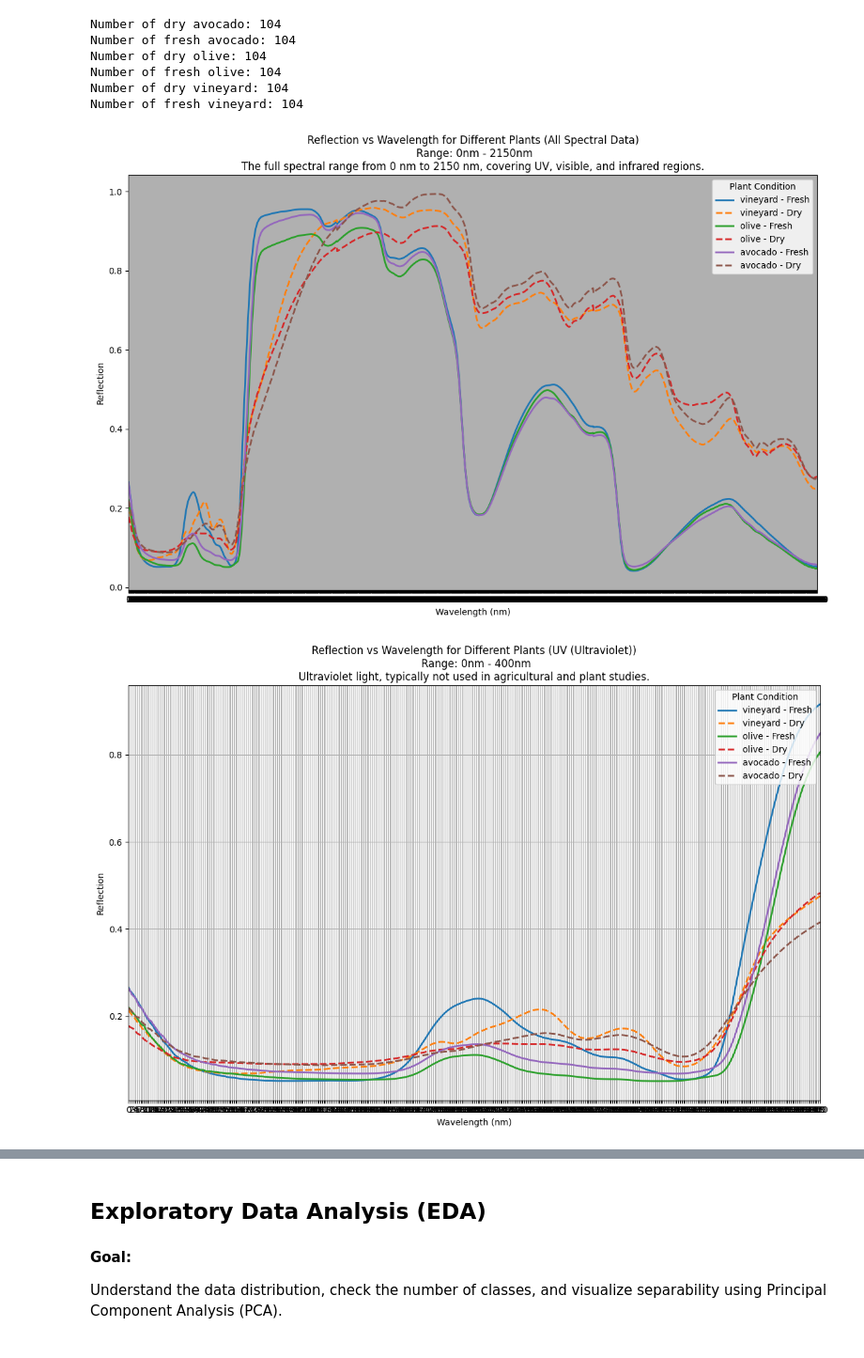
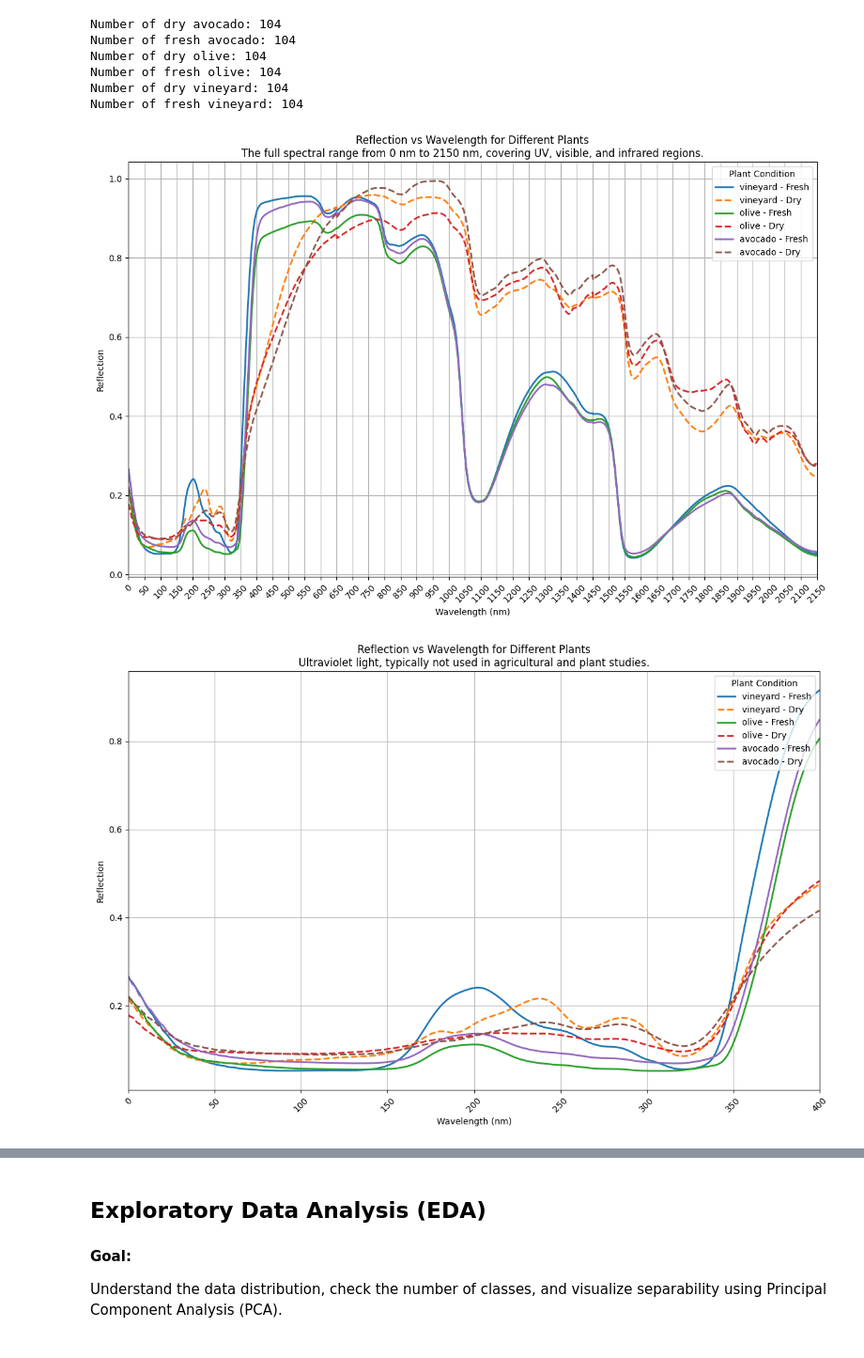
Before and after one commit to p-p-p-p/Spectral-Data-Analysis, a Jupyter notebook: Plant_Classification.ipynb, the cells around one changed output, grey strips where cells are left out. Shown at 94% size. Cells and saved outputs as stored; diff of their text form; code cells hidden in the pictures.

```diff
--- a/Plant_Classification.ipynb
+++ b/Plant_Classification.ipynb
@@ -94,12 +112,18 @@ def plot_spectral_data_by_range(df, wavelength_range_key):
         plt.plot(valid_columns, dry_reflection, label=f"{fruit} - Dry", linestyle='--', linewidth=2)
 
     # Add titles and labels
-    plt.title(f"Reflection vs Wavelength for Different Plants ({wavelength_range_key})\n Range: {wavelength_start}nm - {wavelength_end}nm\n{description}")
+    # plt.title(f"Reflection vs Wavelength for Different Plants ({wavelength_range_key})\n Range: {wavelength_start}nm - {wavelength_end}nm\n{description}")
+    plt.title(f"Reflection vs Wavelength for Different Plants\n{description}")
     plt.xlabel("Wavelength (nm)")
     plt.ylabel("Reflection")
 
     # Set the x-axis limits to match the wavelength range of interest
-    plt.xlim(wavelength_columns[wavelength_start], wavelength_columns[wavelength_end])
+    plt.xlim(valid_columns[0], valid_columns[-1])
+
+    # Skip every 50th point for better readability
+    step = 50  # Skip every 50th point
+    x_ticks = valid_columns[::step]  # Select every 50th wavelength
+    plt.xticks(x_ticks, rotation=45)  # Set the x-ticks with the selected wavelengths
 
     # Add grid and ensure everything fits
     plt.grid(True)
@@ -146,32 +170,32 @@ wavelength_ranges = {
     },
     "Near-Infrared (NIR)": {
         "start": 700,
         "end": 1100,
         "description": "Near-Infrared, sensitive to water, starch, and protein content in plants. Used to assess vegetation vigor and biomass."
     },
     "Red Edge": {
         "start": 700,
         "end": 750,
         "description": "The red edge is a key region used for detecting vegetation stress and analyzing chlorophyll content."
     },
     "Shortwave Infrared (SWIR)": {
         "start": 1100,
         "end": 1800,
         "description": "Shortwave infrared, sensitive to chemical bonds and moisture content. Helps detect water stress in plants."
     },
     "Mid-Infrared (MIR)": {
         "start": 1800,
         "end": 2150,
         "description": "Mid-Infrared, used for analyzing chemical composition and structural bonds in materials, important for soil and plant moisture analysis."
     },
     "Vegetation Indices (e.g., NDVI)": {
         "start": 680,
         "end": 800,
         "description": "The spectral range used for vegetation indices like NDVI, useful for assessing plant health and biomass."
     }
 }
 for key in wavelength_ranges:
   plot_spectral_data_by_range(df, key)
 # %% [output]
-[figure, old version]
+[figure, new version]
-[figure, old version]
+[figure, new version]
```
Also changed, not shown: parts of 2 cells of this notebook.
